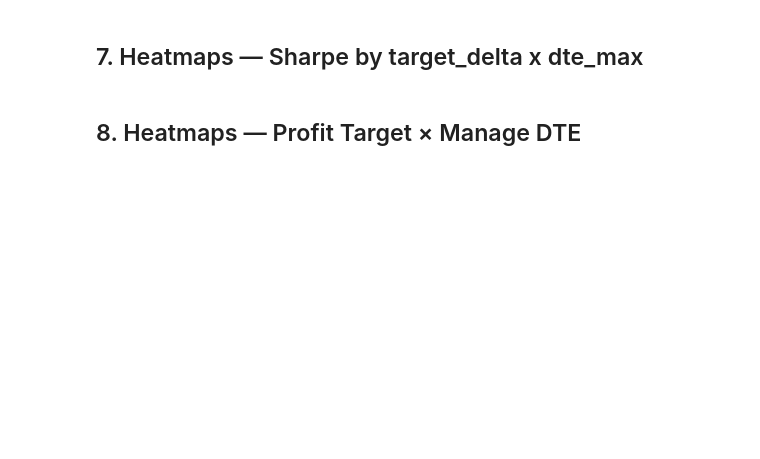
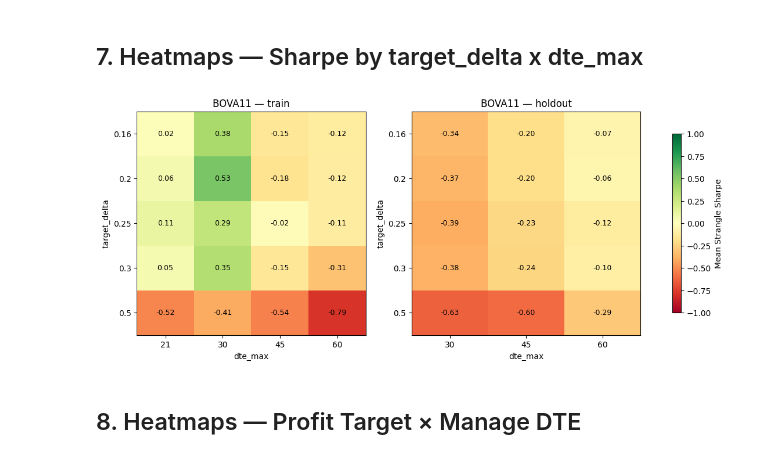
Before and after one commit to osteiner78/options-backtest, a Jupyter notebook: research/2026-05-13 - B3 - v3 grid search.ipynb, the cells around one changed output. Drawn from its saved outputs; the diff is of its cells as text; code cells hidden in the pictures; blank space fills up the shorter version.

```diff
--- a/research/2026-05-13 - B3 - v3 grid search.ipynb
+++ b/research/2026-05-13 - B3 - v3 grid search.ipynb
@@ -141,31 +261,38 @@ for period in ["train", "holdout"]:
 # %%
 def heatmap(ax, sub, x, y, title, metric="sharpe", vmin=-1, vmax=1):
     pivot = sub.pivot_table(values=metric, index=y, columns=x, aggfunc="mean")
     im = ax.imshow(pivot.values, cmap="RdYlGn", vmin=vmin, vmax=vmax, aspect="auto")
     ax.set_xticks(range(len(pivot.columns)))
     ax.set_xticklabels(pivot.columns)
     ax.set_yticks(range(len(pivot.index)))
     ax.set_yticklabels(pivot.index)
     ax.set_xlabel(x)
     ax.set_ylabel(y)
     ax.set_title(title)
     for i in range(pivot.shape[0]):
         for j in range(pivot.shape[1]):
             v = pivot.values[i, j]
             ax.text(
-                j, i,
+                j,
+                i,
                 f"{v:.2f}" if pd.notna(v) else "n/a",
-                ha="center", va="center", color="black", fontsize=9,
+                ha="center",
+                va="center",
+                color="black",
+                fontsize=9,
             )
     return im
+
 
 fig, axes = plt.subplots(1, 2, figsize=(14, 5))
 for ax, period in zip(axes, ["train", "holdout"]):
     sub = viable.query("period_label == @period")
     im = heatmap(ax, sub, "dte_max", "target_delta", f"BOVA11 — {period}")
 fig.colorbar(im, ax=axes, label="Mean Strangle Sharpe", shrink=0.8)
 plt.savefig(OUT_DIR / "v3_heatmap_delta_dte.png", dpi=120, bbox_inches="tight")
 plt.show()
+# %% [output]
+[figure, added]
 # %% [markdown]
 ## 8. Heatmaps — Profit Target × Manage DTE
 # %%
```
Also changed, not shown: parts of 19 cells of this notebook, 3 other files.
